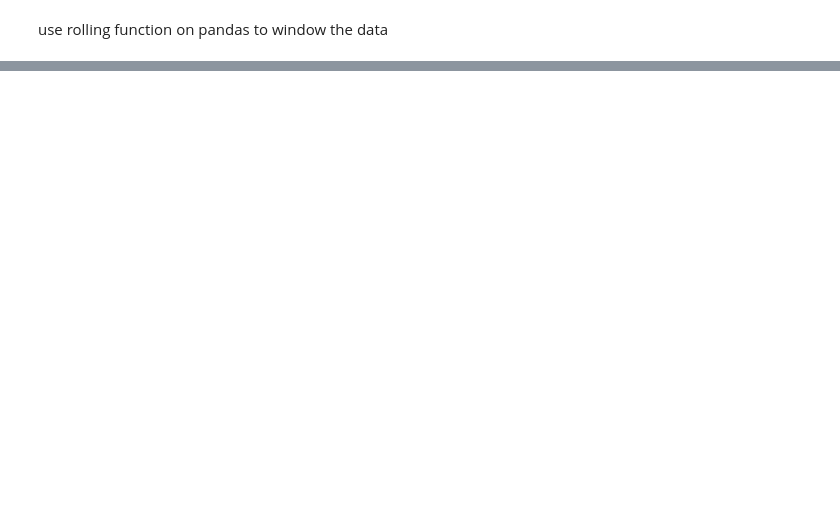
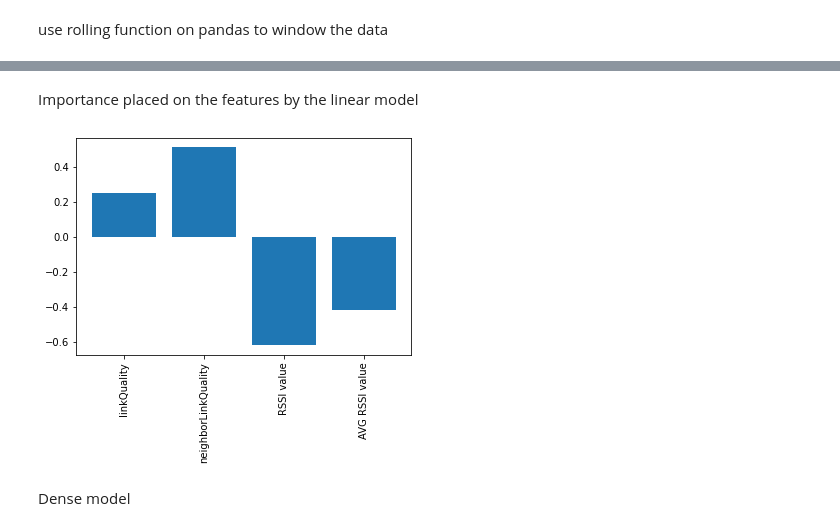
Before and after one commit to ntesfu/ML_PweredResilentMeshNetworks, a Jupyter notebook: Untitled.ipynb, the cells around one changed output, grey strips where cells are left out. Drawn from its saved outputs; the diff is of its cells as text; code cells hidden in the pictures; blank space fills up the shorter version.

Commit message:
further dev on the models

```diff
--- a/Untitled.ipynb
+++ b/Untitled.ipynb
@@ -155,0 +390,4 @@ Label column name(s): ['Connected']
+# %%
+linear = tf.keras.Sequential([
+    tf.keras.layers.Dense(units=1)
+])
@@ -155,0 +424,12 @@ Label column name(s): ['Connected']
+# %% [markdown]
+Importance placed on the features by the linear model
+# %%
+plt.bar(x = range(len(traindata.columns)),
+        height=linear.layers[0].kernel[:,0].numpy())
+axis = plt.gca()
+axis.set_xticks(range(len(traindata.columns)))
+_ = axis.set_xticklabels(traindata.columns, rotation=90)
+# %% [output]
+[figure, added]
+# %% [markdown]
+Dense model
```
Also changed, not shown: parts of 48 cells of this notebook.
